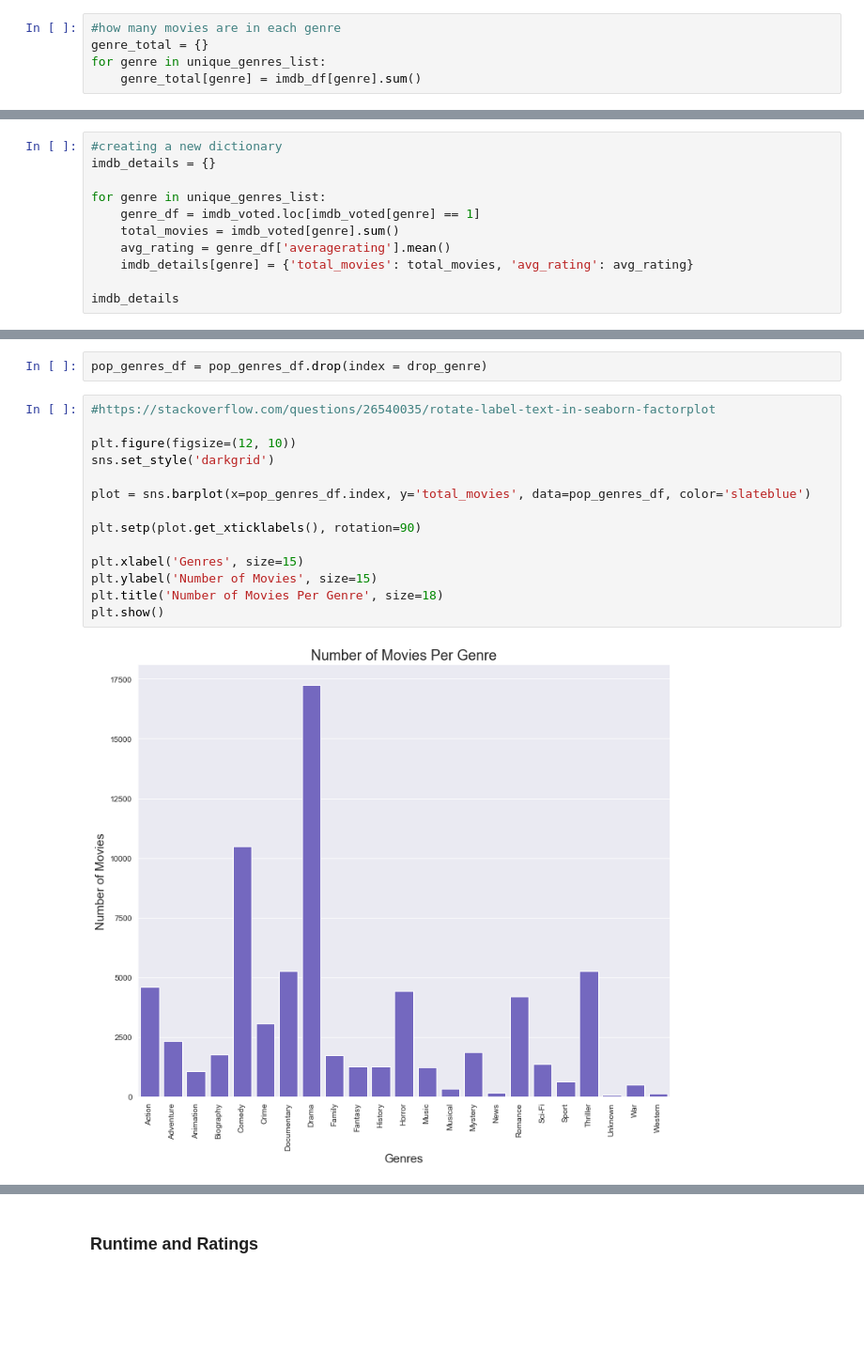
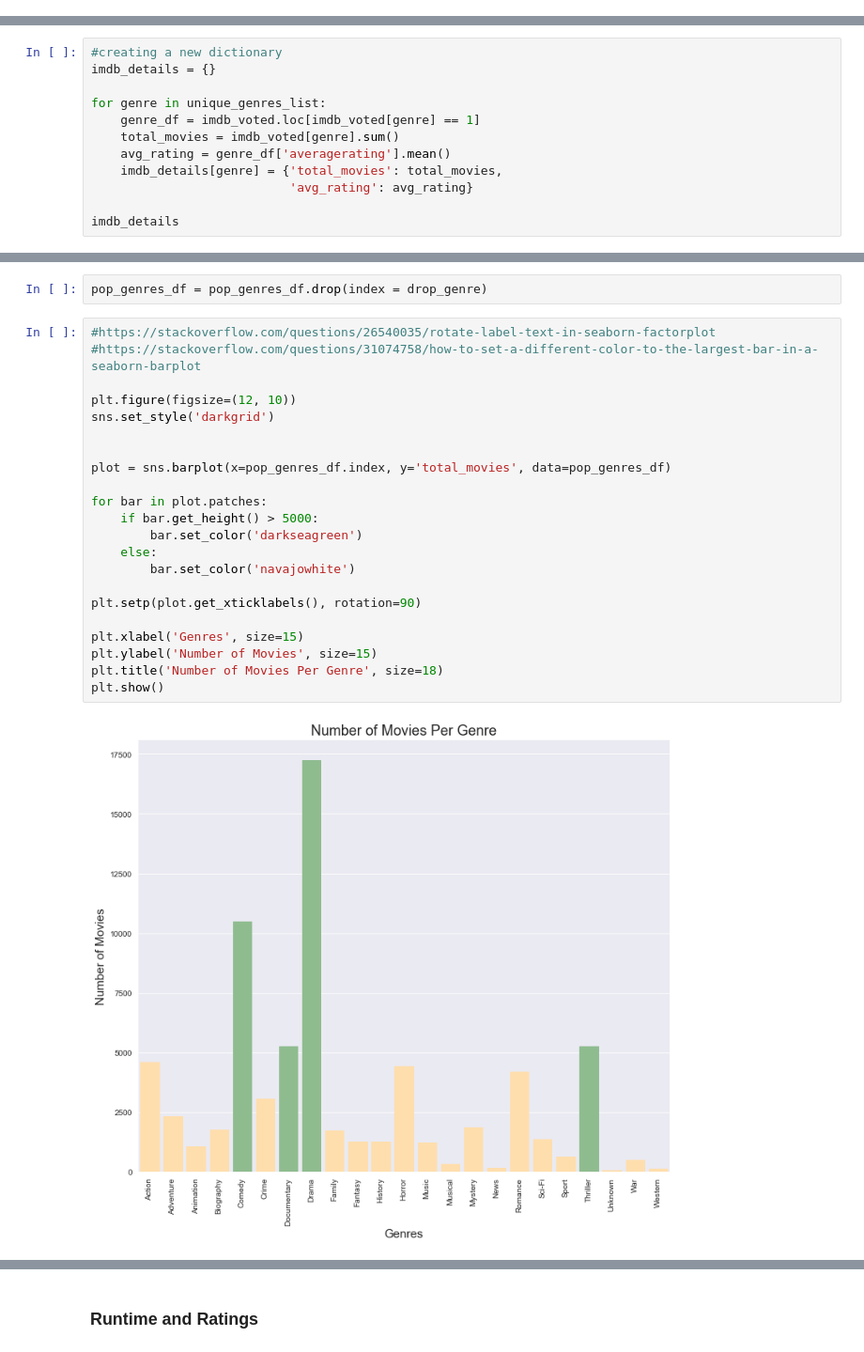
Before and after one commit to toscatle/movie_data_analysis, a Jupyter notebook: movie_data_analysis.ipynb, the cells around one changed output, grey strips where cells are left out. Shown: that part at 94% size. Cells and saved outputs as stored; diff of their text form; blank space fills up the shorter version.

```diff
--- a/movie_data_analysis.ipynb
+++ b/movie_data_analysis.ipynb
@@ -242,8 +314,3 @@ Thriller:  5.6 average rating
 Unknown:  6.5 average rating
 War:  6.6 average rating
 Western:  5.9 average rating
-# %%
-#how many movies are in each genre
-genre_total = {}
-for genre in unique_genres_list:
-    genre_total[genre] = imdb_df[genre].sum()
@@ -280,7 +338,8 @@ for genre in unique_genres_list:
     genre_df = imdb_voted.loc[imdb_voted[genre] == 1]
     total_movies = imdb_voted[genre].sum()
     avg_rating = genre_df['averagerating'].mean()
-    imdb_details[genre] = {'total_movies': total_movies, 'avg_rating': avg_rating}
+    imdb_details[genre] = {'total_movies': total_movies,
+                           'avg_rating': avg_rating}
 
 imdb_details
 # %% [output]
@@ -334,20 +394,28 @@ drop_genre
 pop_genres_df = pop_genres_df.drop(index = drop_genre)
 # %%
 #https://stackoverflow.com/questions/26540035/rotate-label-text-in-seaborn-factorplot
+#https://stackoverflow.com/questions/31074758/how-to-set-a-different-color-to-the-largest-bar-in-a-seaborn-barplot
 
 plt.figure(figsize=(12, 10))
 sns.set_style('darkgrid')
 
-plot = sns.barplot(x=pop_genres_df.index, y='total_movies', data=pop_genres_df, color='slateblue')
+
+plot = sns.barplot(x=pop_genres_df.index, y='total_movies', data=pop_genres_df)
+
+for bar in plot.patches:
+    if bar.get_height() > 5000:
+        bar.set_color('darkseagreen')
+    else:
+        bar.set_color('navajowhite')
 
 plt.setp(plot.get_xticklabels(), rotation=90)
 
 plt.xlabel('Genres', size=15)
 plt.ylabel('Number of Movies', size=15)
 plt.title('Number of Movies Per Genre', size=18)
 plt.show()
 # %% [output]
-[figure, old version]
+[figure, new version]
 # %%
 plt.figure(figsize=(12, 10))
 sns.set_style('darkgrid')
```
Also changed, not shown: parts of 75 cells of this notebook.
